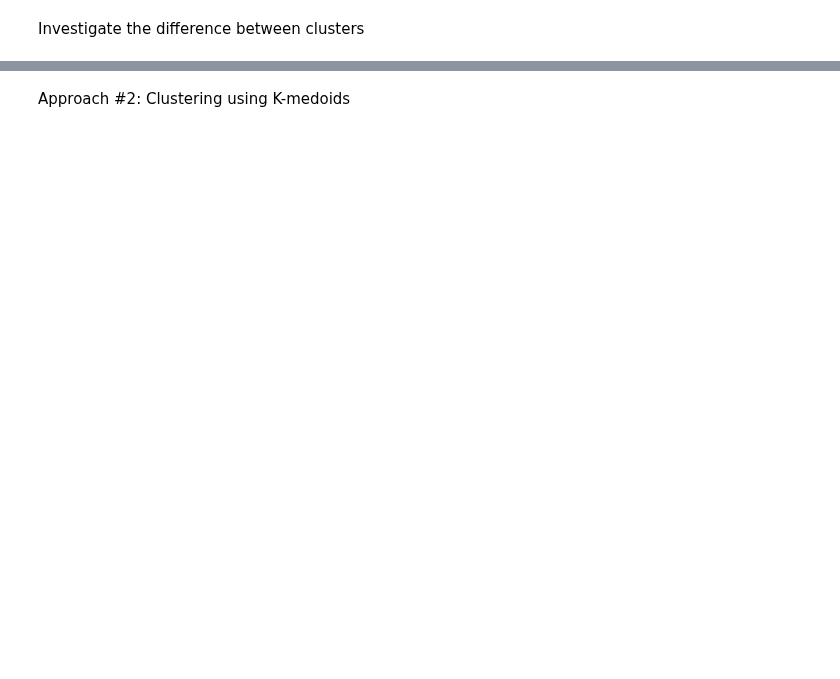
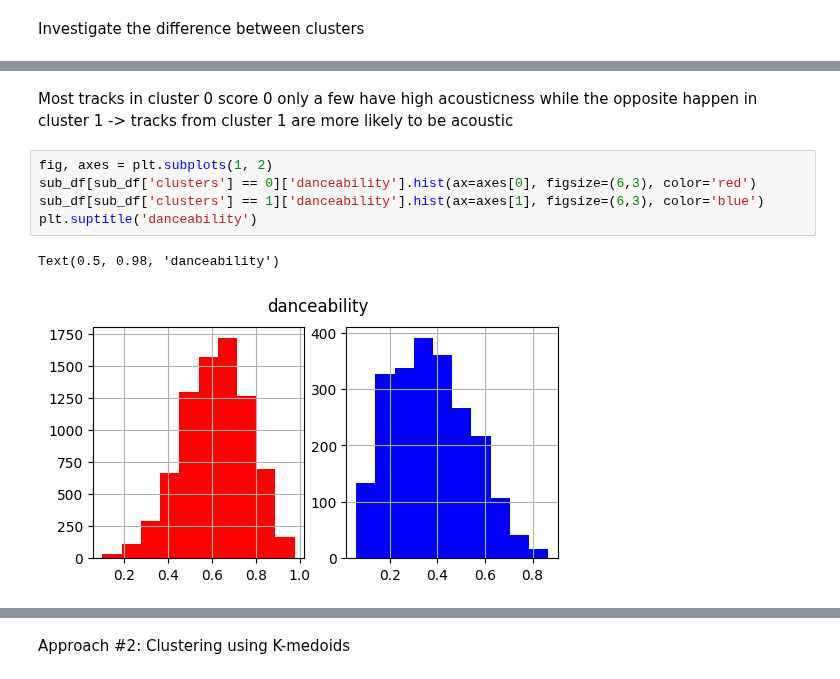
Before and after one commit to ninh-nd/spotify-rec, a Jupyter notebook: seed/data.ipynb, the cells around one changed output, grey strips where cells are left out. Drawn from its saved outputs; the diff is of its cells as text; blank space fills up the shorter version.

```diff
--- a/seed/data.ipynb
+++ b/seed/data.ipynb
@@ -178,0 +186,10 @@ Investigate the difference between clusters
+# %% [markdown]
+Most tracks in cluster 0 score 0 only a few have high acousticness while the opposite happen in cluster 1 -> tracks from cluster 1 are more likely to be acoustic
+# %%
+fig, axes = plt.subplots(1, 2)
+sub_df[sub_df['clusters'] == 0]['danceability'].hist(ax=axes[0], figsize=(6,3), color='red')
+sub_df[sub_df['clusters'] == 1]['danceability'].hist(ax=axes[1], figsize=(6,3), color='blue')
+plt.suptitle('danceability')
+# %% [output]
+Text(0.5, 0.98, 'danceability')
+[figure, added]
```
Also changed, not shown: parts of 28 cells of this notebook.
